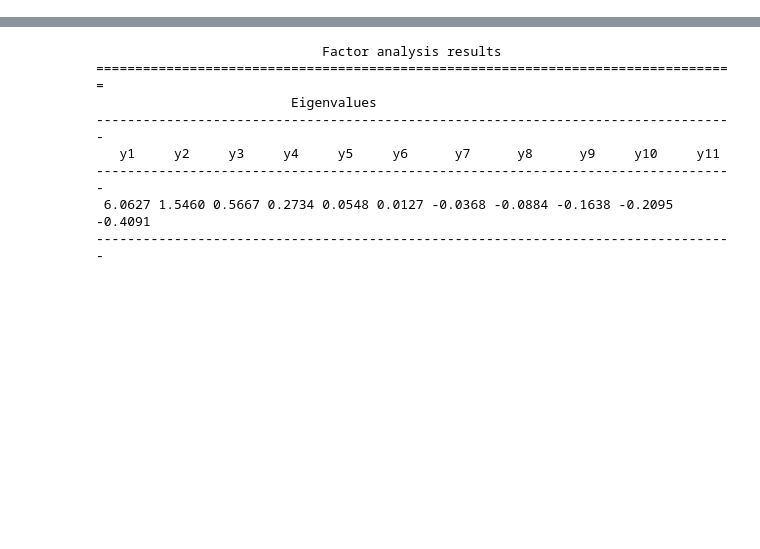
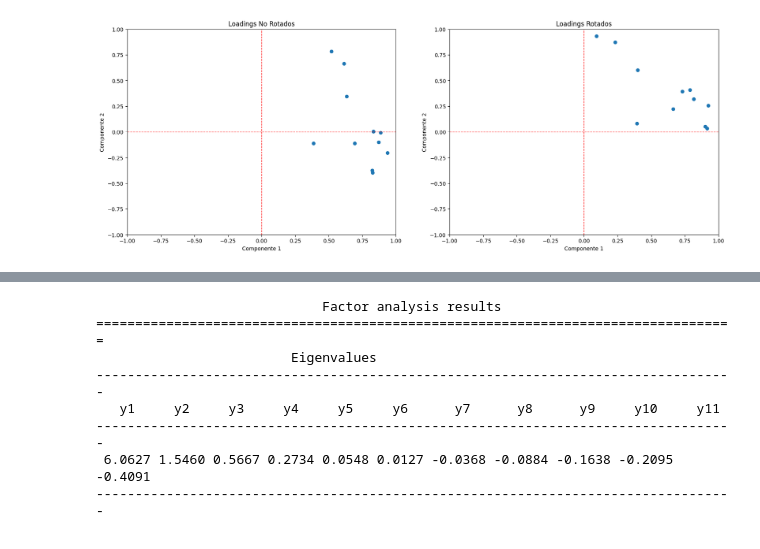
Before and after one commit to DavidGuzzi/MECMT04, a Jupyter notebook: problem_set_6/ps6.ipynb, the cells around one changed output, grey strips where cells are left out. Saved outputs shown, nothing was run; the diff lists cells and outputs as text; code cells hidden in the pictures; blank space fills up the shorter version.

```diff
--- a/problem_set_6/ps6.ipynb
+++ b/problem_set_6/ps6.ipynb
@@ -4,7 +4,7 @@ import pyreadstat as st
 import pingouin as pg
 import numpy as np
 
-path = r"C:\Users\HP\OneDrive\Escritorio\David Guzzi\Github\MECMT04\problem_set_6\ine.dta"
+path = r"C:\Users\HP\OneDrive\Escritorio\David Guzzi\Github\MECMT04\problem_set_6\eurosec.dta"
 
 df, meta = st.read_dta(path)
 df.head()
@@ -19,0 +313,4 @@ ndf = df.iloc[:,1:]
+# %%
+fa = FA(ndf)
+faa = fa.get_fa()
+faa
@@ -19,0 +365,41 @@ ndf = df.iloc[:,1:]
+# %%
+no_rotado = fa.get_loadings()*-1
+rotado = fa.get_rotated_loadings()[0]*-1
+
+import matplotlib.pyplot as plt
+
+# Crear las figuras para los dos gráficos
+fig, ax = plt.subplots(1, 2, figsize=(20, 7))
+
+# Scatter plot para los loadings no rotados
+ax[0].scatter(no_rotado[:, 0], no_rotado[:, 1])
+ax[0].set_title('Loadings No Rotados')
+ax[0].set_xlabel('Componente 1')
+ax[0].set_ylabel('Componente 2')
+
+# Establecer los límites de los ejes x e y de -1 a 1
+ax[0].set_xlim(-1, 1)
+ax[0].set_ylim(-1, 1)
+
+# Agregar líneas verticales y horizontales en x=0 e y=0
+ax[0].axhline(0, color='red', linestyle='--', linewidth=1)
+ax[0].axvline(0, color='red', linestyle='--', linewidth=1)
+
+# Scatter plot para los loadings rotados
+ax[1].scatter(rotado[:, 0], rotado[:, 1])
+ax[1].set_title('Loadings Rotados')
+ax[1].set_xlabel('Componente 1')
+ax[1].set_ylabel('Componente 2')
+
+# Establecer los límites de los ejes x e y de -1 a 1
+ax[1].set_xlim(-1, 1)
+ax[1].set_ylim(-1, 1)
+
+# Agregar líneas verticales y horizontales en x=0 e y=0
+ax[1].axhline(0, color='red', linestyle='--', linewidth=1)
+ax[1].axvline(0, color='red', linestyle='--', linewidth=1)
+
+# Mostrar los gráficos
+plt.show()
+# %% [output]
+[figure, added]
```
Also changed, not shown: parts of 9 cells of this notebook, 5 other files.
